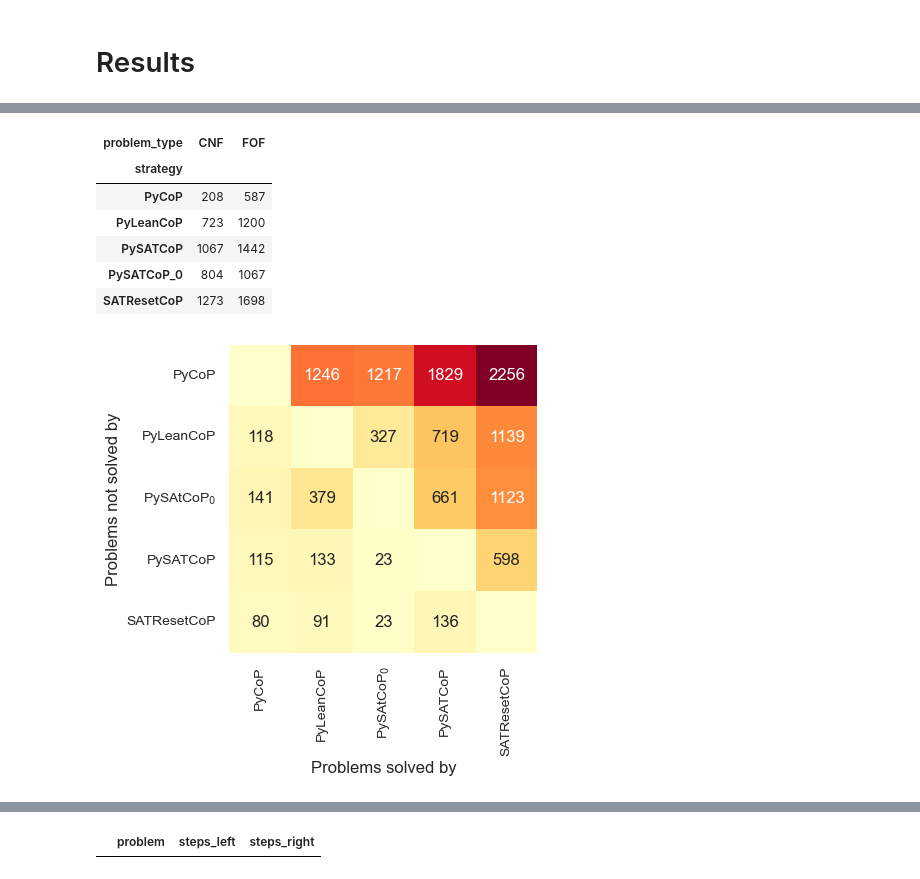
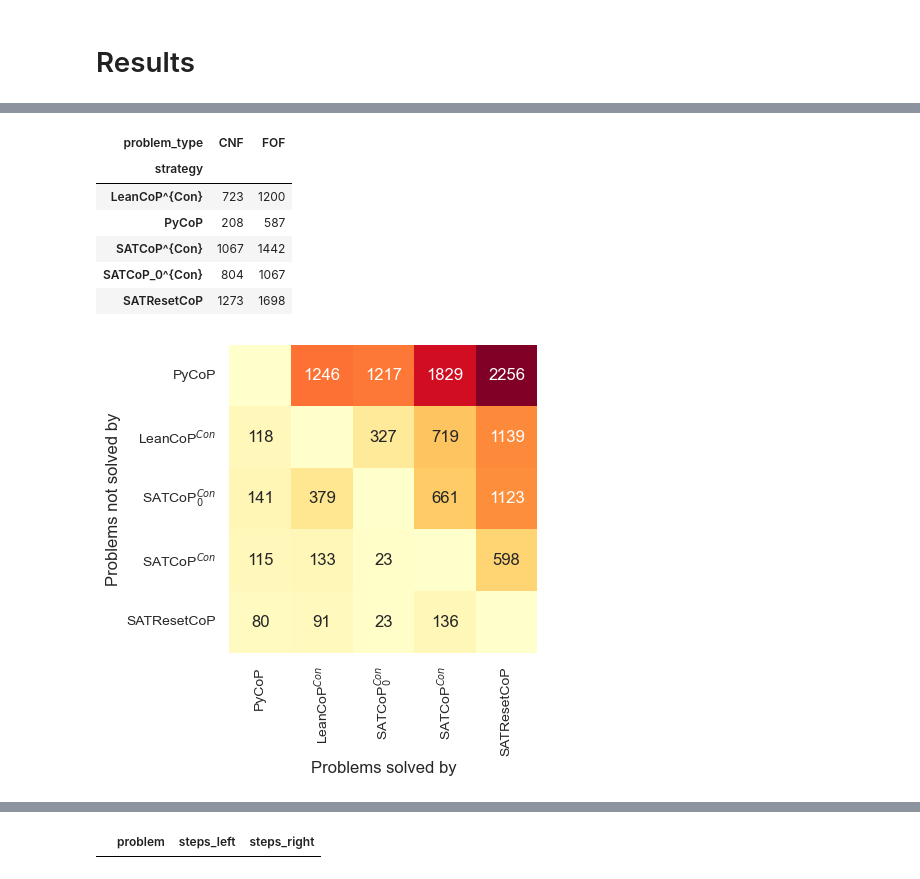
Before and after one commit to mfixman/connections, a Jupyter notebook: jupyter/Vampire.ipynb, the cells around one changed output, grey strips where cells are left out. Cells and saved outputs as stored; diff of their text form; code cells hidden in the pictures.

```diff
--- a/jupyter/Vampire.ipynb
+++ b/jupyter/Vampire.ipynb
@@ -35,11 +36,11 @@ good_problems = data.groupby('problem').strategy.nunique().loc[lambda x: x == x.
 data = data[data.problem.isin(good_problems)]
 
 renamer = {
-    'LeanCoP': 'PyLeanCoP',
-    'SATCoP_0': 'PySATCoP_0',
-    'SATCoP': 'PySATCoP',
+    'LeanCoP': 'LeanCoP^{Con}',
+    'SATCoP_0': 'SATCoP_0^{Con}',
+    'SATCoP': 'SATCoP^{Con}',
 }
-strategies = ['PyCoP', 'PyLeanCoP', 'PySATCoP_0', 'PySATCoP', 'SATResetCoP']
+strategies = ['PyCoP', 'LeanCoP^{Con}', 'SATCoP_0^{Con}', 'SATCoP^{Con}', 'SATResetCoP']
 
 data = data.replace({'strategy': renamer})
 data = data.sort_values(by = 'strategy', key = lambda x: x.map(strategies.index))
@@ -168,10 +169,10 @@ data.groupby(['strategy', 'problem_type']).solved.sum().unstack()
 # %% [output]
 | problem_type | CNF | FOF |
 | strategy |  |  |
+| LeanCoP^{Con} | 723 | 1200 |
 | PyCoP | 208 | 587 |
-| PyLeanCoP | 723 | 1200 |
-| PySATCoP | 1067 | 1442 |
-| PySATCoP_0 | 804 | 1067 |
+| SATCoP^{Con} | 1067 | 1442 |
+| SATCoP_0^{Con} | 804 | 1067 |
 | SATResetCoP | 1273 | 1698 |
 # %%
 merged = pandas.merge(
@@ -188,36 +189,36 @@ values = (
     [~merged.solved_left & merged.solved_right]
     [['strategy_left', 'strategy_right']]
     .value_counts(sort = False)
     # .sort_index(key = lambda x: x.map(strategies.index))
 )
 
 results = (
     values
     .unstack(level = 'strategy_right', fill_value = 0)
     .sort_index(axis = 0, key = lambda x: x.map(strategies.index))
     .sort_index(axis = 1, key = lambda x: x.map(strategies.index))
 )
 
 plot = (
     results.
     rename_axis(index = 'Problems not solved by', columns = 'Problems solved by').
-    rename(index = {'PySATCoP_0': 'PySAtCoP$_0$'}).
-    rename(columns = {'PySATCoP_0': 'PySAtCoP$_0$'})
+    rename(index = lambda x: re.sub(r'([_^].*)', r'$\1$', x)).
+    rename(columns = lambda x: re.sub(r'([_^].*)', r'$\1$', x))
 )
 
 seaborn.heatmap(
     plot,
     annot = plot.astype(str).where(~numpy.eye(results.index.size, dtype = bool), other = ''),
     fmt = 's',
     cmap = 'YlOrRd',
     square = True,
     cbar = False,
 )
 
 pyplot.gca().tick_params(axis = 'both', labelsize = 'small')
 pyplot.savefig('Vampire/figures/solved_heatmap.png', bbox_inches = 'tight', dpi = 400)
 # %% [output]
-[figure, old version]
+[figure, new version]
 # %%
 scale = 1.6
 
```
Also changed, not shown: parts of 19 cells of this notebook, 7 other files.
